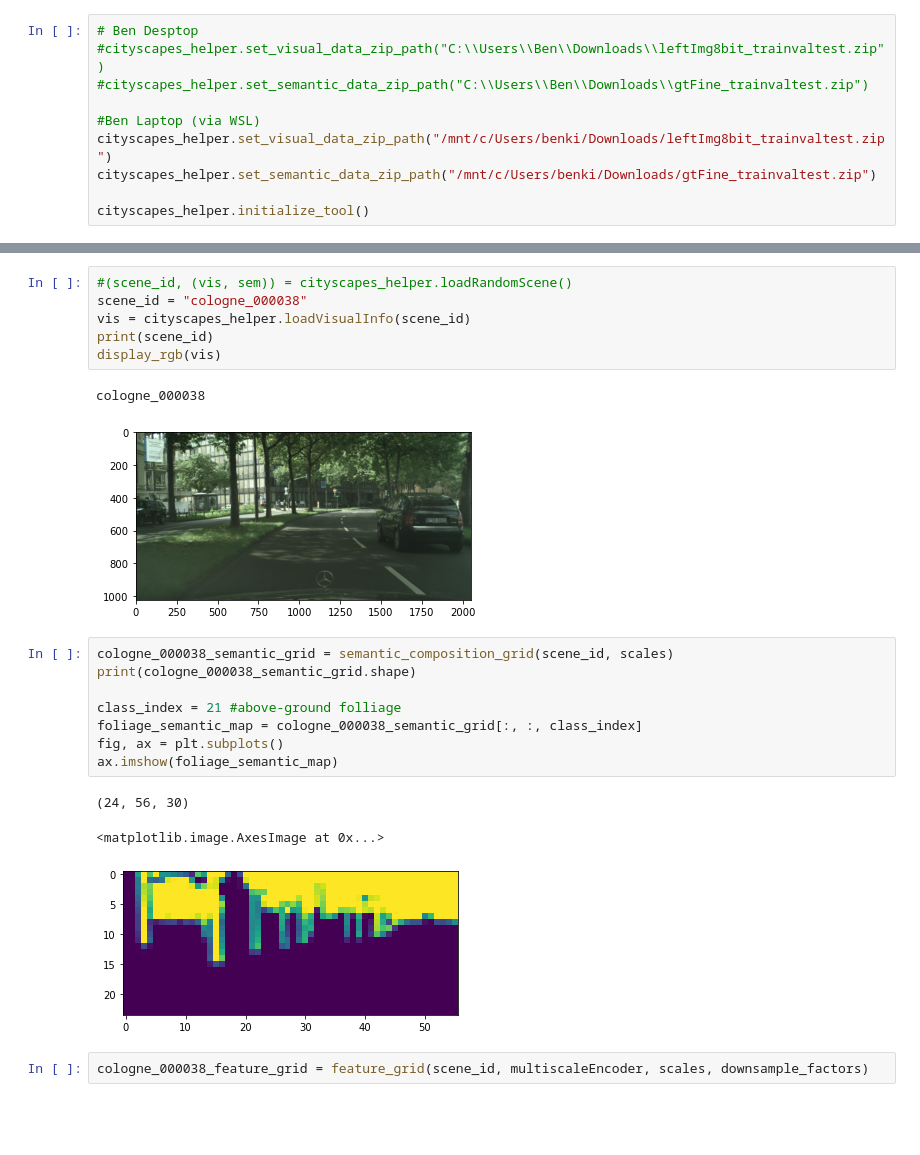
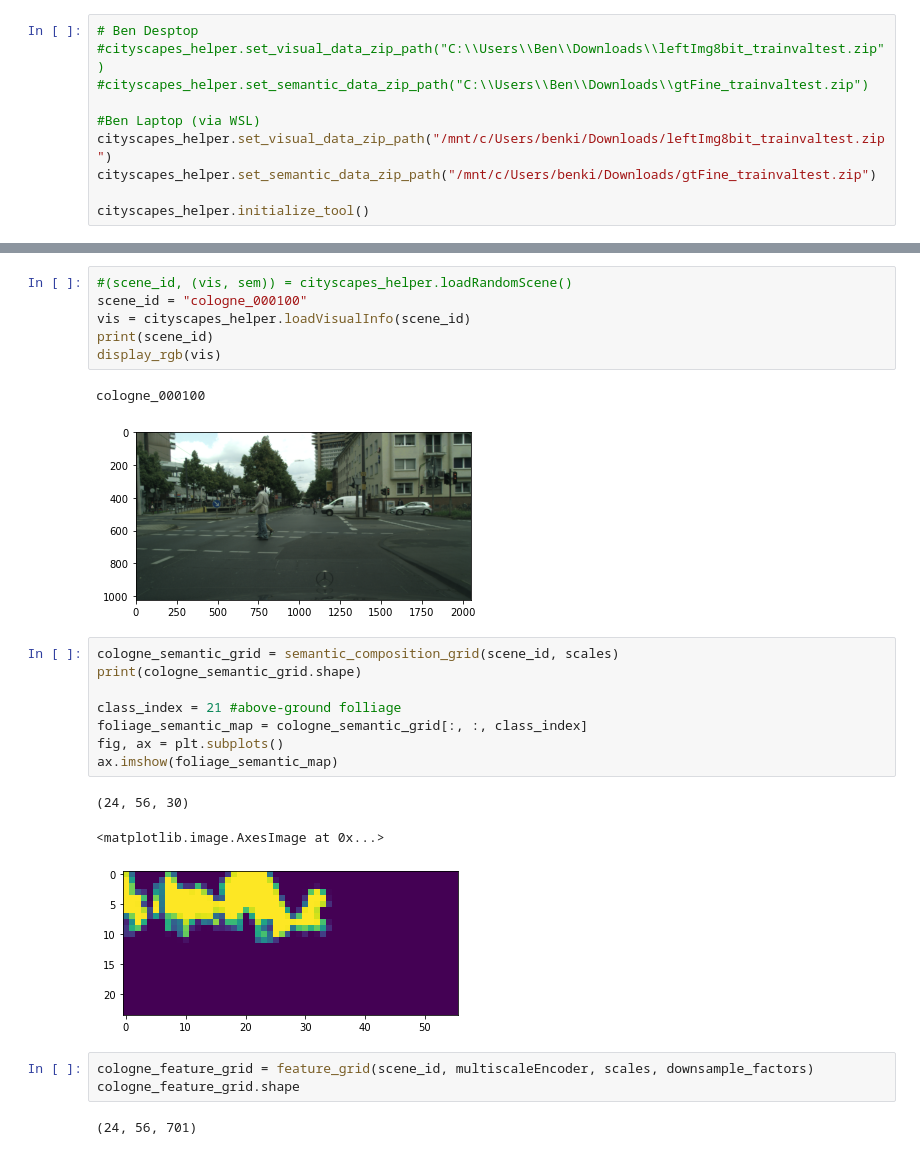
Before and after one commit to benthehuman1/UW-Vision-Segmentation, a Jupyter notebook: toy_segmentation.ipynb, the cells around one changed output, grey strips where cells are left out. Cells and saved outputs as stored; diff of their text form; blank space fills up the shorter version.

```diff
--- a/toy_segmentation.ipynb
+++ b/toy_segmentation.ipynb
@@ -77,26 +73,29 @@ aceneid, img = cityscapes_helper.loadRandomVisualInfo()
 # %%
 #(scene_id, (vis, sem)) = cityscapes_helper.loadRandomScene()
-scene_id = "cologne_000038"
+scene_id = "cologne_000100"
 vis = cityscapes_helper.loadVisualInfo(scene_id)
 print(scene_id)
 display_rgb(vis)
 # %% [output]
-cologne_000038
+cologne_000100
-[figure, old version]
+[figure, new version]
 # %%
-cologne_000038_semantic_grid = semantic_composition_grid(scene_id, scales)
-print(cologne_000038_semantic_grid.shape)
+cologne_semantic_grid = semantic_composition_grid(scene_id, scales)
+print(cologne_semantic_grid.shape)
 
 class_index = 21 #above-ground folliage
-foliage_semantic_map = cologne_000038_semantic_grid[:, :, class_index]
+foliage_semantic_map = cologne_semantic_grid[:, :, class_index]
 fig, ax = plt.subplots()
 ax.imshow(foliage_semantic_map)
 # %% [output]
 (24, 56, 30)
 <matplotlib.image.AxesImage at 0x...>
-[figure, old version]
+[figure, new version]
 # %%
-cologne_000038_feature_grid = feature_grid(scene_id, multiscaleEncoder, scales, downsample_factors)
+cologne_feature_grid = feature_grid(scene_id, multiscaleEncoder, scales, downsample_factors)
+cologne_feature_grid.shape
+# %% [output]
+(24, 56, 701)
 # %%
 from sklearn.neighbors import KNeighborsClassifier
 
```
Also changed, not shown: parts of 3 cells of this notebook.
